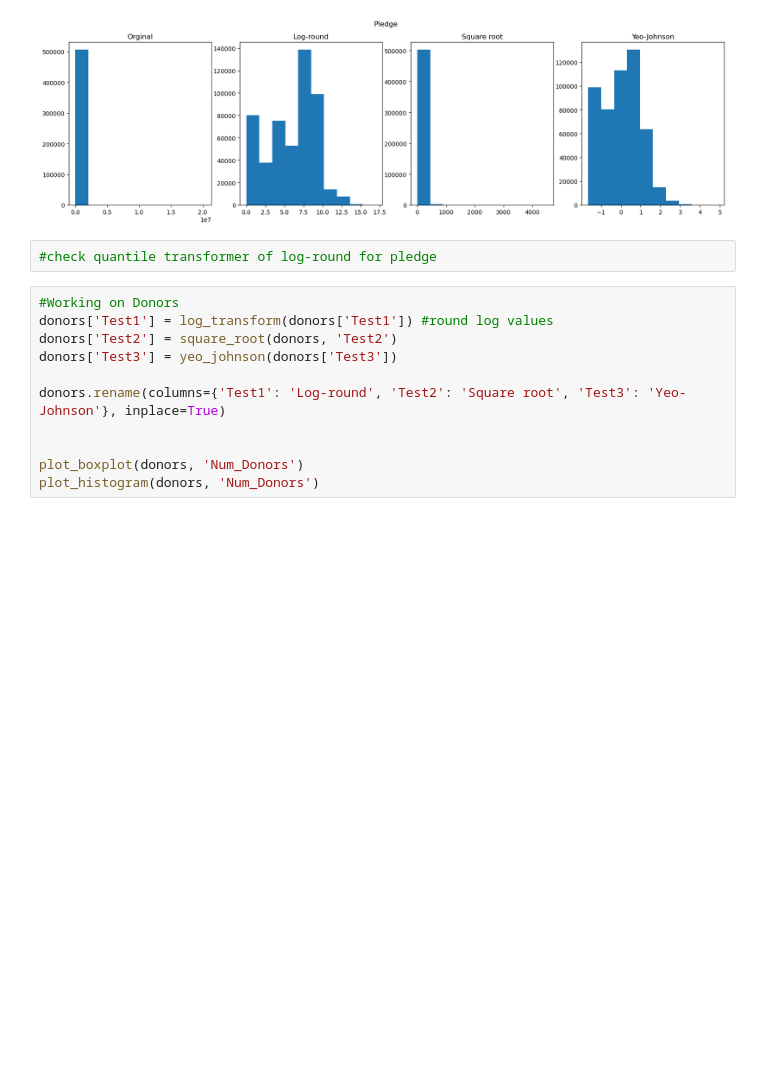
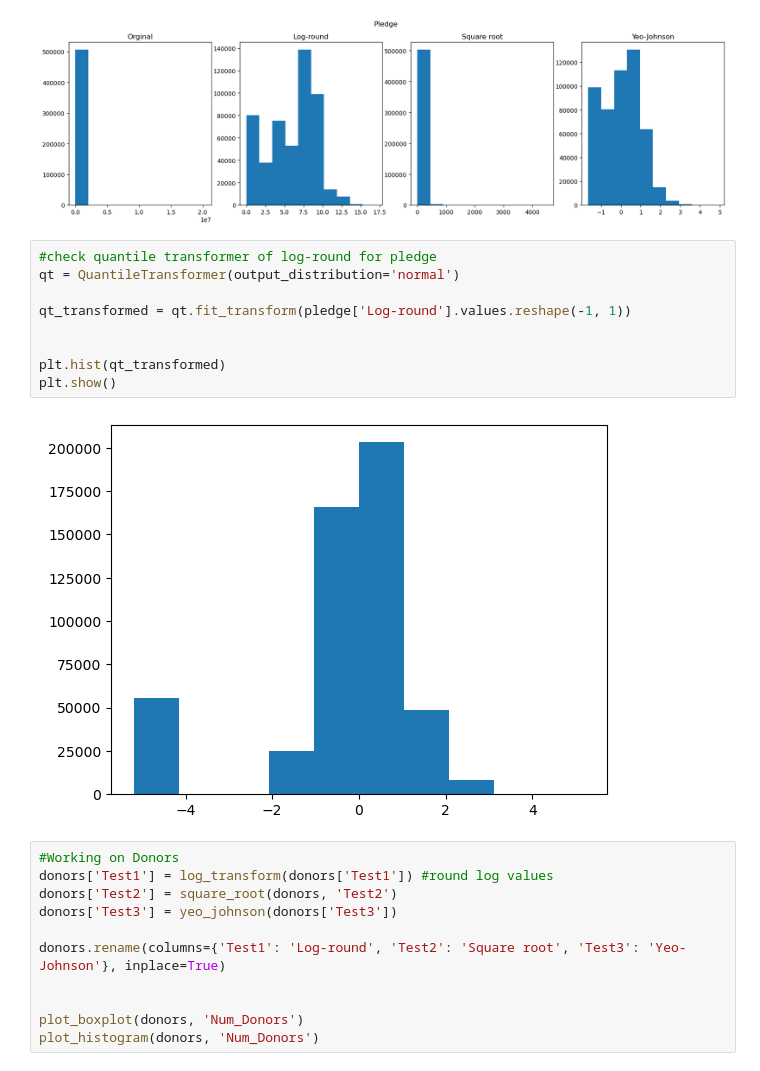
Before and after one commit to SBangarh/Kickstarter_Analysis, a Jupyter notebook: exploratory_analysis.ipynb, the cells around one changed output. Cells and saved outputs as stored; diff of their text form; blank space fills up the shorter version.

Commit message:
started exploring relationship among variables before and after transformations

```diff
--- a/exploratory_analysis.ipynb
+++ b/exploratory_analysis.ipynb
@@ -604,6 +585,15 @@ plot_histogram(pledge, 'Pledge')
 [figure]
 # %%
 #check quantile transformer of log-round for pledge
+qt = QuantileTransformer(output_distribution='normal')
+
+qt_transformed = qt.fit_transform(pledge['Log-round'].values.reshape(-1, 1))
+
+
+plt.hist(qt_transformed)
+plt.show()
+# %% [output]
+[figure, added]
 # %%
 #Working on Donors
 donors['Test1'] = log_transform(donors['Test1']) #round log values
```
Also changed, not shown: parts of 14 cells of this notebook.
